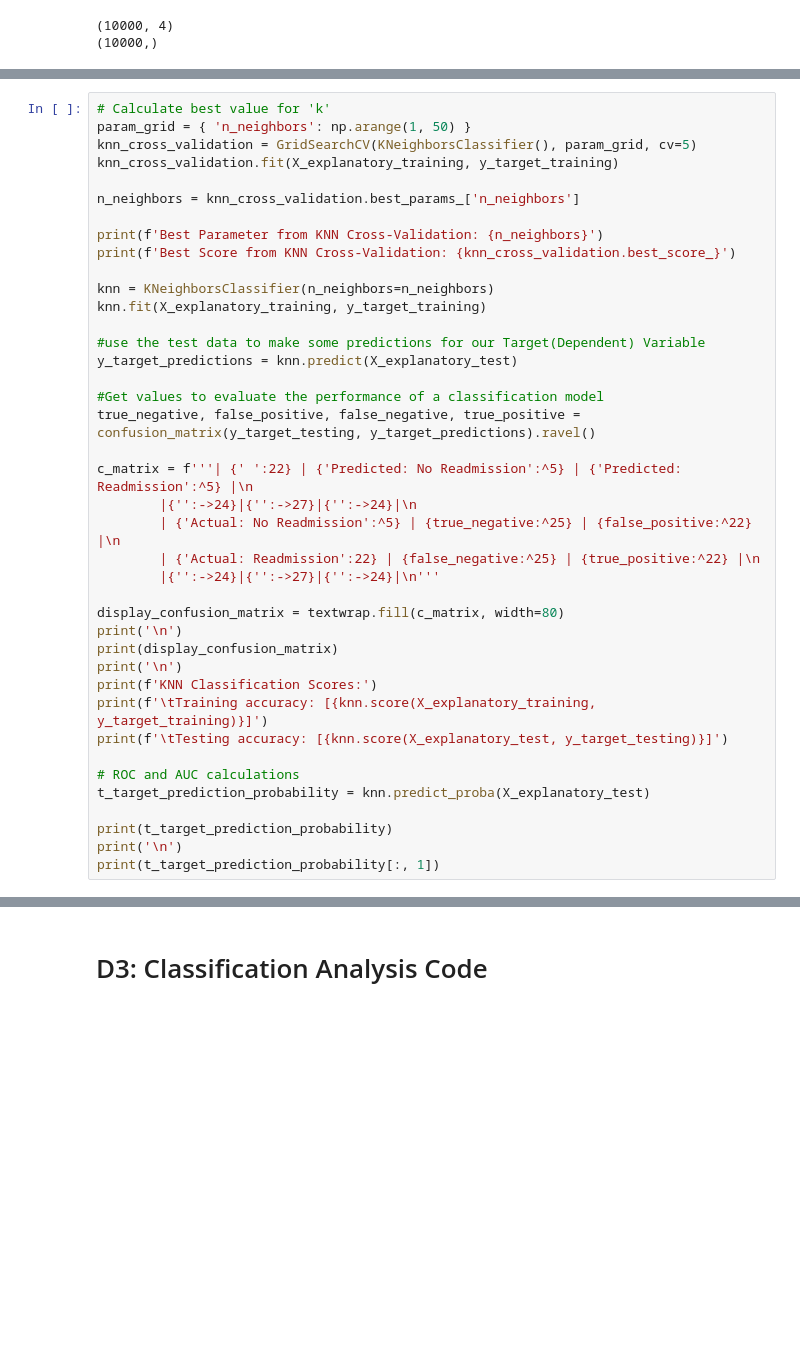
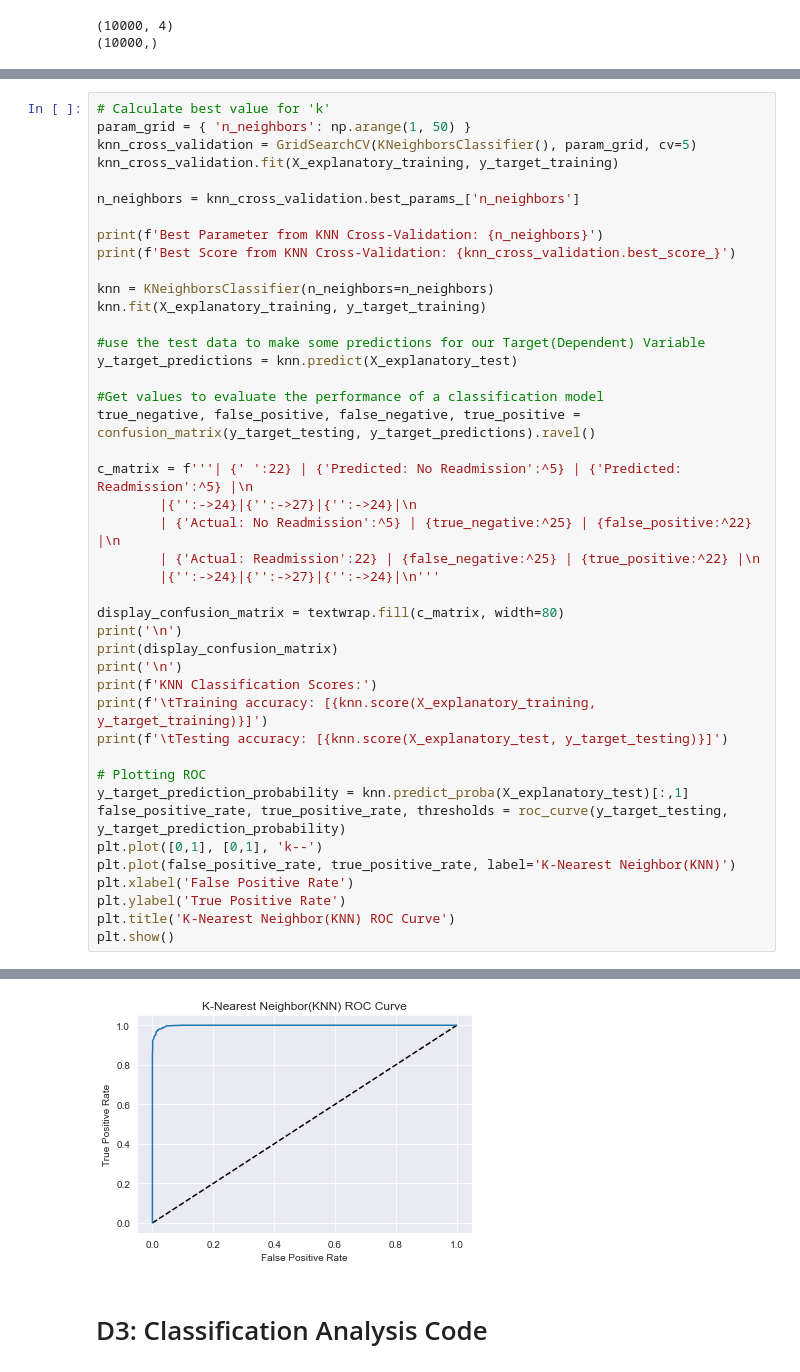
Before and after one commit to CubicleJockey/WGU.MSDA, a Jupyter notebook: Classes/D209 - Data Mining I/Performance Assessment/D209-nvm2-nvm2-task1-classification-analysis.ipynb, the cells around one changed output, grey strips where cells are left out. Drawn from its saved outputs; the diff is of its cells as text; blank space fills up the shorter version.

Commit message:
Creating ROC Curve Chart

```diff
--- a/Classes/D209 - Data Mining I/Performance Assessment/D209-nvm2-nvm2-task1-classification-analysis.ipynb
+++ b/Classes/D209 - Data Mining I/Performance Assessment/D209-nvm2-nvm2-task1-classification-analysis.ipynb
@@ -450,12 +455,15 @@ print(f'KNN Classification Scores:')
 print(f'\tTraining accuracy: [{knn.score(X_explanatory_training, y_target_training)}]')
 print(f'\tTesting accuracy: [{knn.score(X_explanatory_test, y_target_testing)}]')
 
-# ROC and AUC calculations
-t_target_prediction_probability = knn.predict_proba(X_explanatory_test)
-
-print(t_target_prediction_probability)
-print('\n')
-print(t_target_prediction_probability[:, 1])
+# Plotting ROC
+y_target_prediction_probability = knn.predict_proba(X_explanatory_test)[:,1]
+false_positive_rate, true_positive_rate, thresholds = roc_curve(y_target_testing, y_target_prediction_probability)
+plt.plot([0,1], [0,1], 'k--')
+plt.plot(false_positive_rate, true_positive_rate, label='K-Nearest Neighbor(KNN)')
+plt.xlabel('False Positive Rate')
+plt.ylabel('True Positive Rate')
+plt.title('K-Nearest Neighbor(KNN) ROC Curve')
+plt.show()
 # %% [output]
 Best Parameter from KNN Cross-Validation: 47
 Best Score from KNN Cross-Validation: 0.9793749999999999
@@ -477,3 +481,4 @@ KNN Classification Scores:
+[figure, added]
 # %% [markdown]
 <a id="classification-analysis-code"></a>
 # D3: Classification Analysis Code
```
Also changed, not shown: parts of 2 cells of this notebook.
